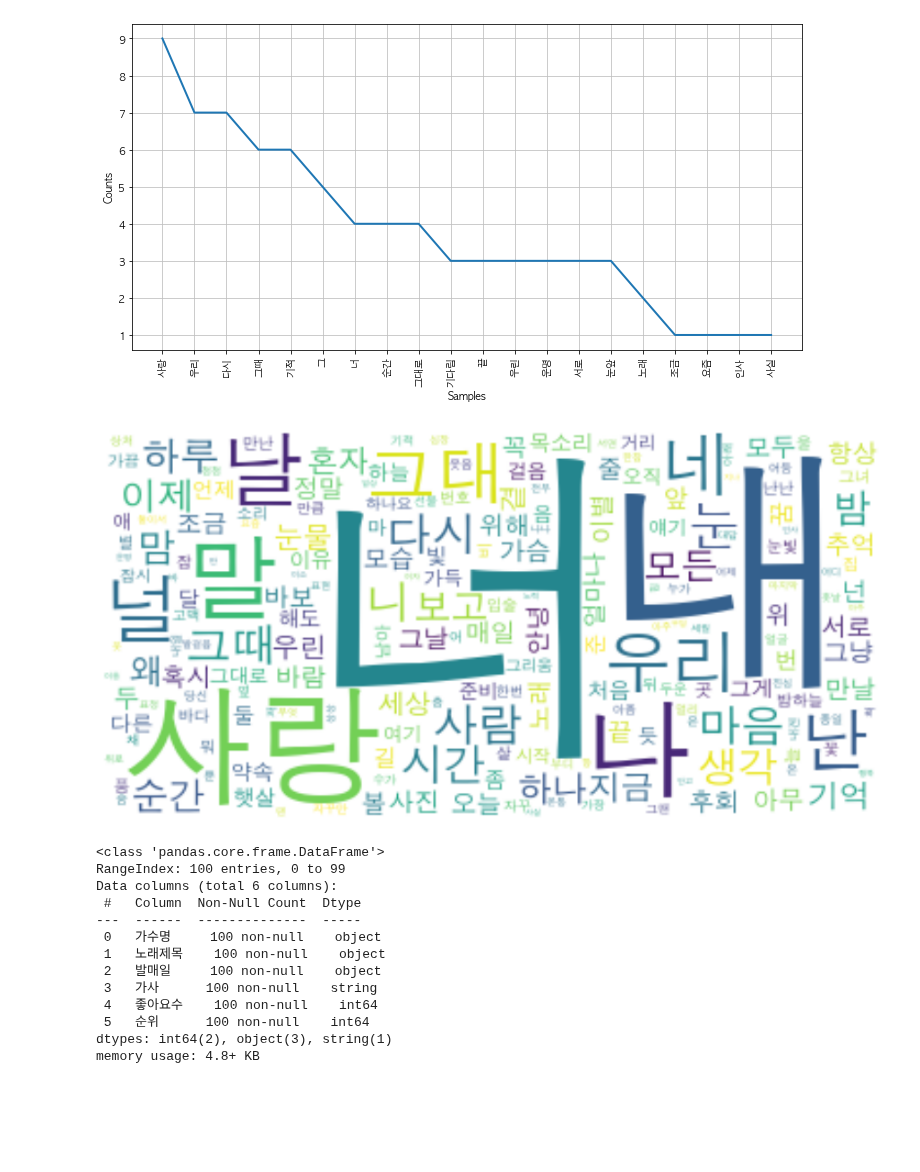
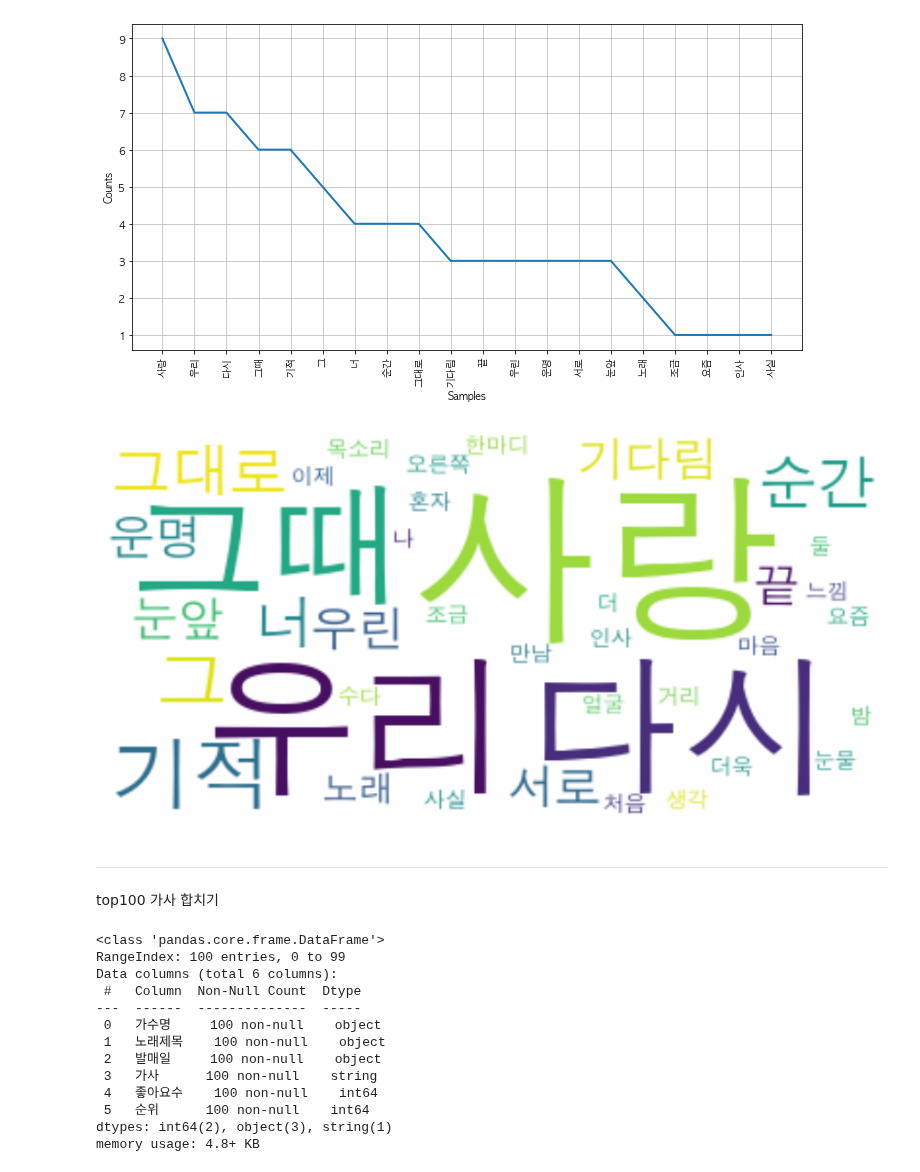
Before and after one commit to python-project-3Joe/python, a Jupyter notebook: Note/jyy_wordCloud.ipynb, the cells around one changed output. Saved outputs shown, nothing was run; the diff lists cells and outputs as text; code cells hidden in the pictures; blank space fills up the shorter version.

```diff
--- a/Note/jyy_wordCloud.ipynb
+++ b/Note/jyy_wordCloud.ipynb
@@ -32,18 +32,18 @@ top100.head()
 | 4 | 임영웅 | 사랑은 늘 도망가 | 2021-10-11 | 눈물이 난다 이 길을 걸으면 그 사람 손길이 자꾸 생각이 난... | 169216 | 5 |
 # %%
 # 명사 분리
-token_ko = t.nouns(top100.loc[0,'가사'])
+token_ko1 = t.nouns(top100.loc[0,'가사'])
 # %%
 # 불용어 추가
 # 실행해보면서 추가하면서 바꿔야함.
-stop_words = ["거","날",'도',"걸","알"]
-token_ko = [each_word for each_word in token_ko if each_word not in stop_words]
+stop_words1 = ["거","날",'도',"걸","알","뭐","발","말","새우","게","움","것","곤"]
+token_ko1 = [each_word for each_word in token_ko1 if each_word not in stop_words1]
 # print(token_ko)
 # %%
 # 상위 50개 단어 확인
 # 이걸보면서 불용어 지우는게 편해 전체는 힘들어
-ko = nltk.Text(token_ko)
-ko.vocab().most_common(50)
+ko1 = nltk.Text(token_ko1)
+ko1.vocab().most_common(50)
 # %% [output]
 [('사랑', 9),
  ('우리', 7),
@@ -96,23 +96,26 @@ plt.show()
 # %%
 # 상위 500개만 wordcloud로 그리기
 # 구한데이터로 그리기
-data = ko.vocab().most_common(500)
+data = ko1.vocab().most_common(50)
 
 # 딕셔너리로 만들기
-tmp_data = dict(data)
+tmp_data1 = dict(data)
 
-wordcloud = WordCloud(
+wordcloud1 = WordCloud(
     background_color='White',
     relative_scaling=0.8,
     font_path="AppleGothic" # 윈도우 => 'c:/Windows/Fonts/malgun.ttf'
-).generate_from_frequencies(tmp_data)
+).generate_from_frequencies(tmp_data1)
 # %%
 plt.figure(figsize=(16,8))
-plt.imshow(wordcloud, interpolation='bilinear')
+plt.imshow(wordcloud1, interpolation='bilinear')
 plt.axis('off')
 plt.show()
 # %% [output]
-[figure, old version]
+[figure, new version]
+# %% [markdown]
+---
+top100 가사 합치기
 # %%
 top100["가사"] = top100["가사"].astype("string")
 top100.info()
```
Also changed, not shown: parts of 19 cells of this notebook, 1 other file.
